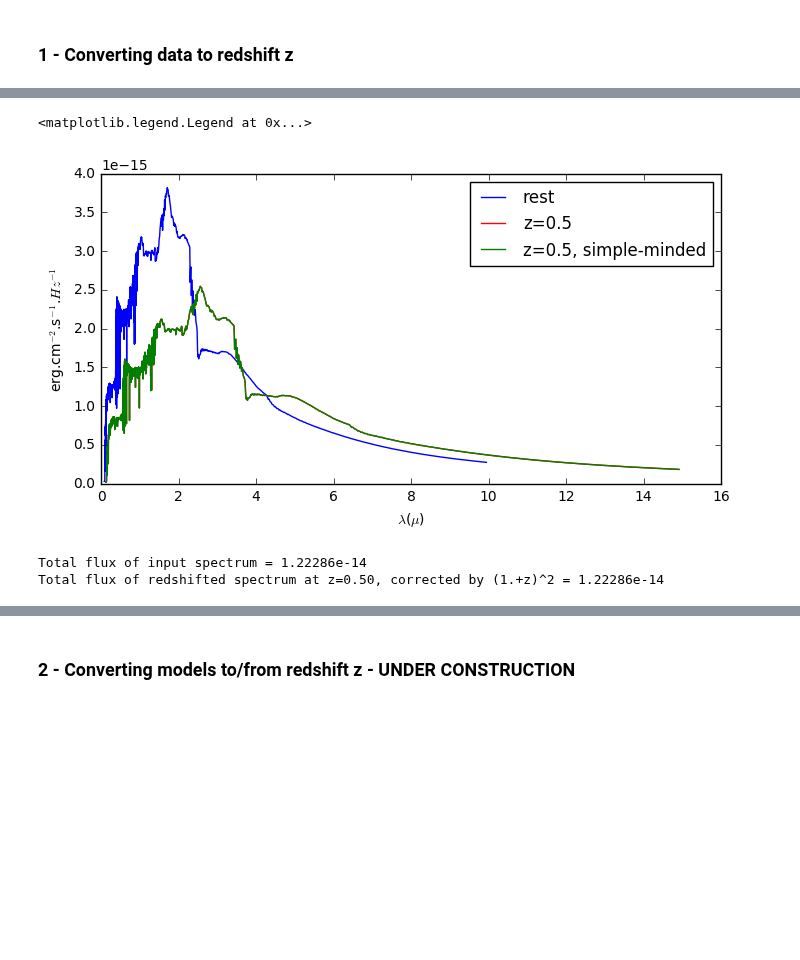
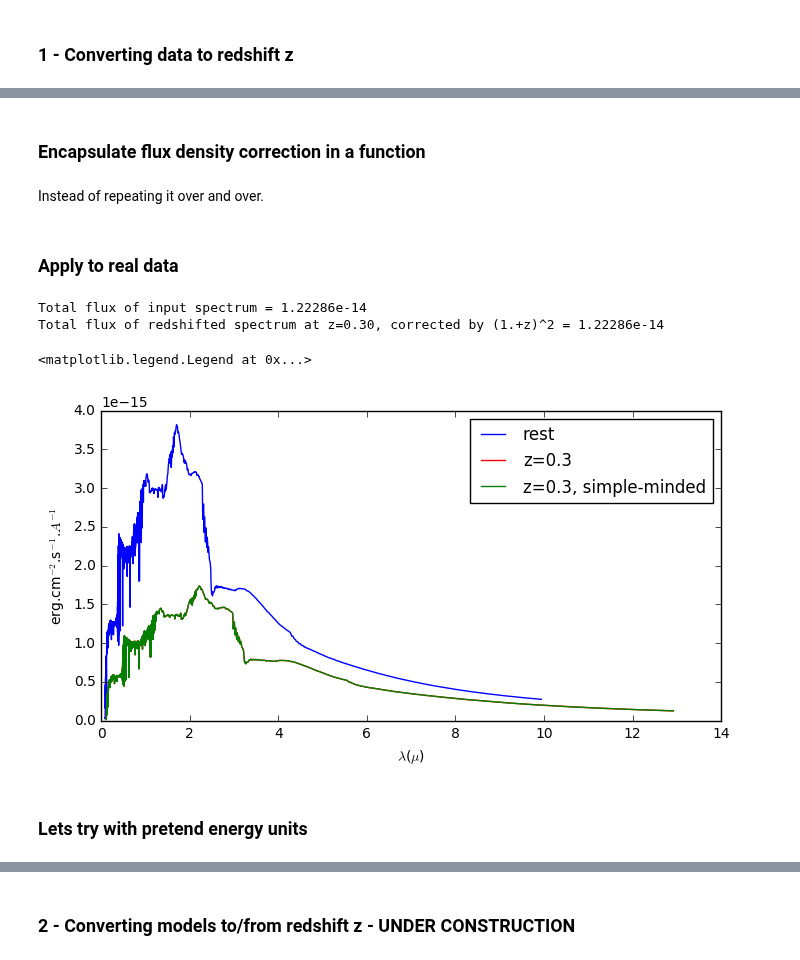
Before and after one commit to ibusko/experiments_specviz, a Jupyter notebook: experiment_redshift.ipynb, the cells around one changed output, grey strips where cells are left out. Cells and saved outputs as stored; diff of their text form; code cells hidden in the pictures; blank space fills up the shorter version.

```diff
--- a/experiment_redshift.ipynb
+++ b/experiment_redshift.ipynb
@@ -22,17 +22,21 @@ import matplotlib.pyplot as plt
 # constants for plotting
 micron_label = '$\lambda$($\mu$)'
 angstrom_label = '$\lambda$($\AA$)'
+frequency_label = r'$\nu$(Hz)'
+energy_label = r'$E$(eV)'
 fnu_label = 'erg.cm$^{-2}$.s$^{-1}$.$Hz^{-1}$'
+photnu_label = 'photon.cm$^{-2}$.s$^{-1}$.$Hz^{-1}$'
 flambda_label = 'erg.cm$^{-2}$.s$^{-1}$.$A^{-1}$'
 plot_axis = [0.8, 2.4, 2.8e-15, 4.e-15]
 
-# read data
+# read data. This spectrum is expressed in flam as a function of wavelength in micron
 data = np.genfromtxt("data/example_spec_ipac.txt")
 wave = data[:,0]
 flux = data[:,1]
 
-# define some units
-micron = u.micron
+# define some flux density units
 photnu = u.photon/u.cm**2/u.s/u.Hz
 fnu = u.erg/u.cm**2/u.s/u.Hz
 flambda = u.erg/u.cm**2/u.s/u.AA
+
+z = 0.3
@@ -73,0 +125,4 @@ Total flux of redshifted spectrum at z=0.50 = 1.22286e-14
+# %% [markdown]
+### Encapsulate flux density correction in a function
+# %% [markdown]
+Instead of repeating it over and over.
@@ -74,32 +151,36 @@ Total flux of redshifted spectrum at z=0.50 = 1.22286e-14
+# %% [markdown]
+### Apply to real data
+# %%
+# use real data here. In the input spectrum, wavelenghts are
+# expressed in micron and flux densities in flam.
+wave_r = wave * (1.+z)
+
+# get corrected flux densities.
+flux_r = redshift_correction(wave*u.micron, wave_r*u.micron, flux*flambda)
+
+# Compare total fluxes before and after the redshift.
+delta = wave[1:] - wave[:-1]
+sum_f = np.sum((flux[1:] * delta))
+print("Total flux of input spectrum = %g" % sum_f)
+delta = wave_r[1:] - wave_r[:-1]
+sum_f = np.sum((flux_r[1:] * delta).value) * (1.+z)**2
+print("Total flux of redshifted spectrum at z=%4.2f, corrected by (1.+z)^2 = %g" % (z, sum_f))
+# The total flux scales down by (1+z)**2, since flux density drops with
+# (1+z)**3 and the bandwidth scales up by (1+z).
+# %% [output]
+Total flux of input spectrum = 1.22286e-14
+Total flux of redshifted spectrum at z=0.30, corrected by (1.+z)^2 = 1.22286e-14
 # %%
-# we see that in this particular case, just scaling fluxes by
-# 1/(1+z) correctly transforms the spectrum.
+# flux density scales down by (1+z)**3
 plt.gcf().set_size_inches(8.,4.)
 plt.plot(wave, flux, color='b', label='rest')
 plt.plot(wave_r, flux_r, color='r', label='z='+str(z))
-plt.plot(wave_r, flux/(1.+z), color='g', label='z='+str(z)+', simple-minded')
+plt.plot(wave_r, flux/(1.+z)**3, color='g', label='z='+str(z)+', simple-minded')
 plt.xlabel(micron_label)
-plt.ylabel(fnu_label)
+plt.ylabel(flambda_label)
 plt.legend()
 # %% [output]
 <matplotlib.legend.Legend at 0x...>
-[figure, old version]
+[figure, new version]
-# %%
-# now we use the actual units for this spectrum
-flux_units = flambda
-
-# and repeat the above
-a = (flux * flux_units).to(photnu, equivalencies=u.spectral_density(wave_mean * micron))
-flux_r = a.to(flux_units, equivalencies=u.spectral_density((1.+z) * wave_mean * micron))
-
-delta = wave[1:] - wave[:-1]
-sum_f = np.sum(flux[1:] * delta)
-print("Total flux of input spectrum = %g" % sum_f)
-# Now, we know that flux density expressed in flam decreases by a factor (1+z)**3, so
-# for comparison with the rest spectrum, we correct the integral by a factor (1+z)**2
-delta = wave_r[1:] - wave_r[:-1]
-sum_f = np.sum(flux_r[1:].value * delta) * (1.+z)**2
-print("Total flux of redshifted spectrum at z=%4.2f, corrected by (1.+z)^2 = %g" % (z, sum_f))
-# %% [output]
-Total flux of input spectrum = 1.22286e-14
-Total flux of redshifted spectrum at z=0.50, corrected by (1.+z)^2 = 1.22286e-14
+# %% [markdown]
+### Lets try with pretend energy units
```
Also changed, not shown: parts of 16 cells of this notebook.
